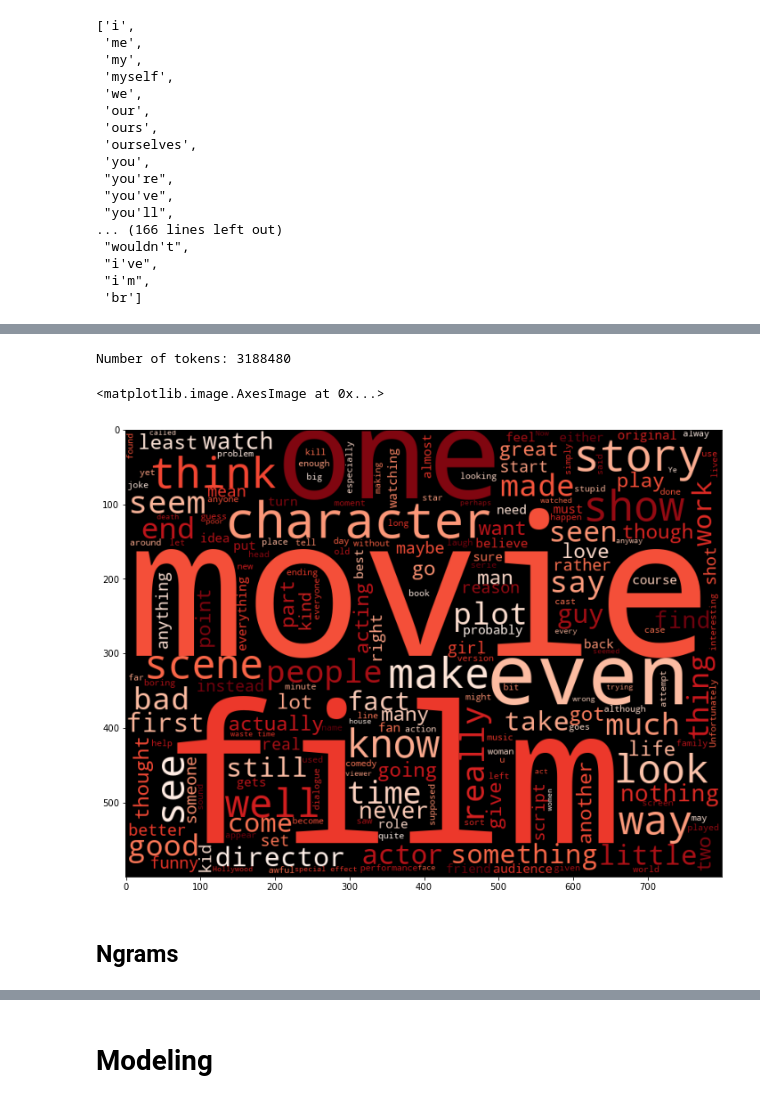
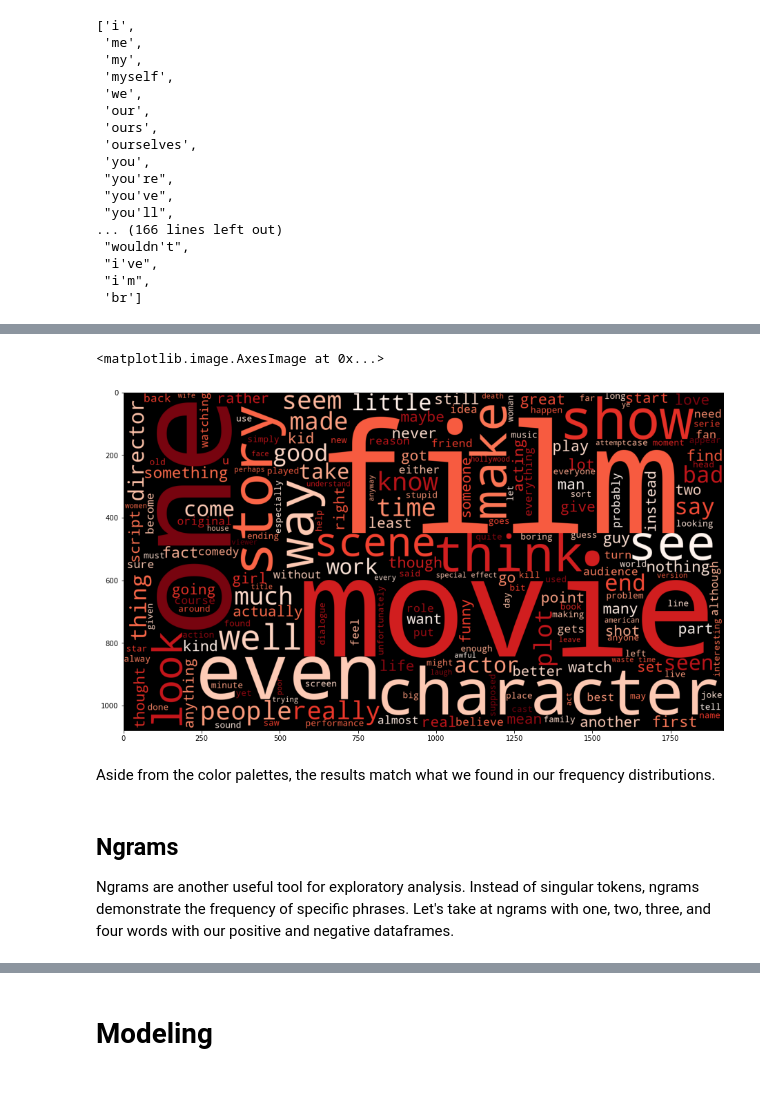
Before and after one commit to Drymander/dsc-phase-4-project, a Jupyter notebook: NLP Notebook 6.18.ipynb, the cells around one changed output, grey strips where cells are left out. Saved outputs shown, nothing was run; the diff lists cells and outputs as text; code cells hidden in the pictures.

```diff
--- a/NLP Notebook 6.18.ipynb
+++ b/NLP Notebook 6.18.ipynb
@@ -383,30 +405,13 @@ plt.show(wc)
-# %%
-# Negative tokens
-
-df_negative = df['reviews_t'].loc[df['sentiment'] == 'negative']
-
-tokens_negative = []
-
-for row in df_negative:
-    tokens_negative.extend(row)
-
-print(f'Number of tokens: {len(tokens_negative)}')
-# %% [output]
-Number of tokens: 3188480
-# %%
-#Positive reviews
-from wordcloud import WordCloud, STOPWORDS
-plt.figure(figsize = (12,12))
-wc = WordCloud(max_words = 200,
-               width = 800, height = 600,
-               colormap='Reds',
-               stopwords = STOPWORDS).generate(" ".join(tokens_negative))
-
-plt.imshow(wc)
-# %% [output]
-<matplotlib.image.AxesImage at 0x...>
-[figure, removed]
-# %% [markdown]
-## Ngrams
+# %%
+draw_wordcloud(tokens_neg, "Reds")
+# %% [output]
+<matplotlib.image.AxesImage at 0x...>
+[figure, added]
+# %% [markdown]
+Aside from the color palettes, the results match what we found in our frequency distributions.
+# %% [markdown]
+## Ngrams
+
+Ngrams are another useful tool for exploratory analysis.  Instead of singular tokens, ngrams demonstrate the frequency of specific phrases.  Let's take at ngrams with one, two, three, and four words with our positive and negative dataframes.
 # %%
 n_gram = (pd.Series(nltk.ngrams(tokens, 2)).value_counts())[:7]
```
Also changed, not shown: parts of 66 cells of this notebook.
